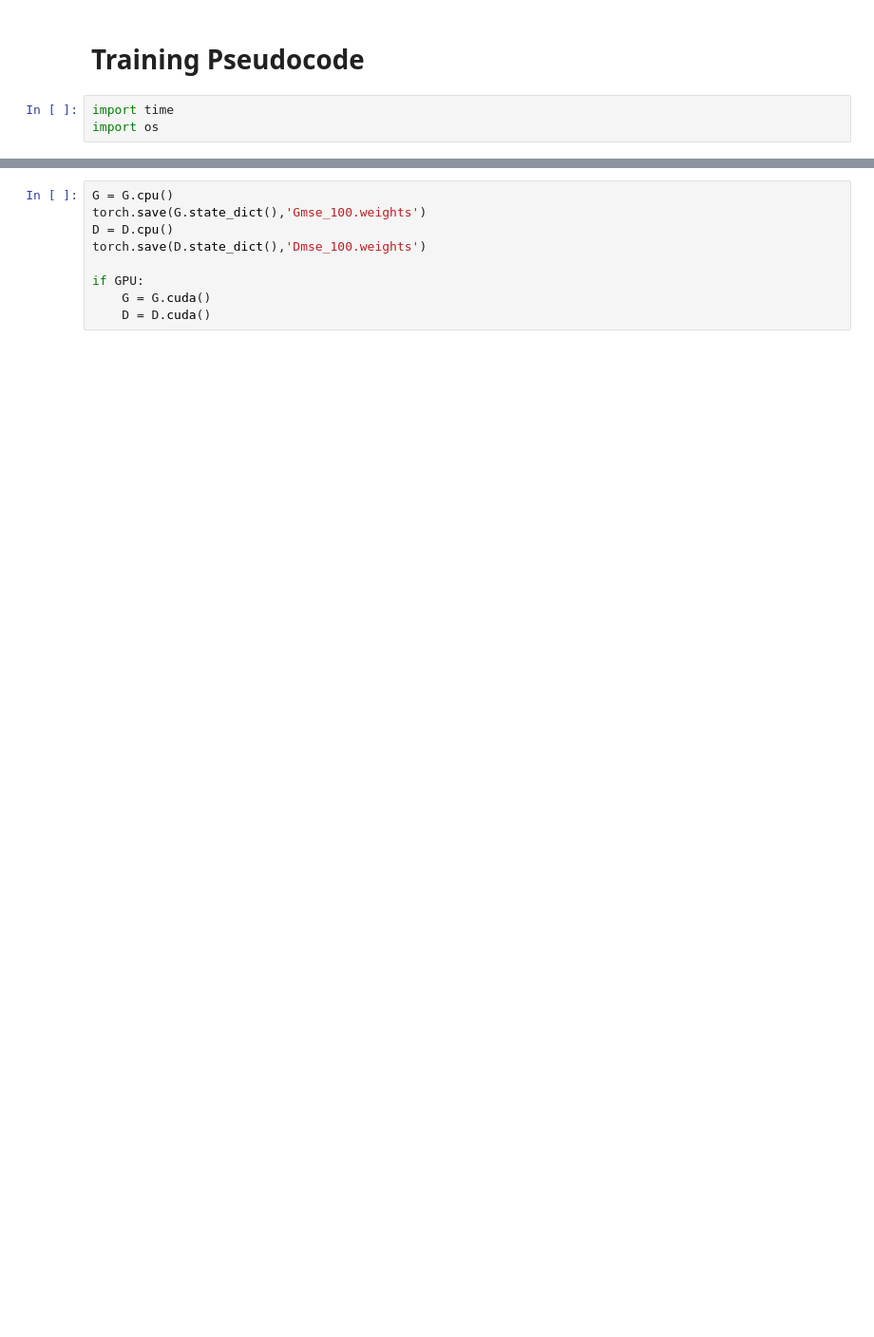
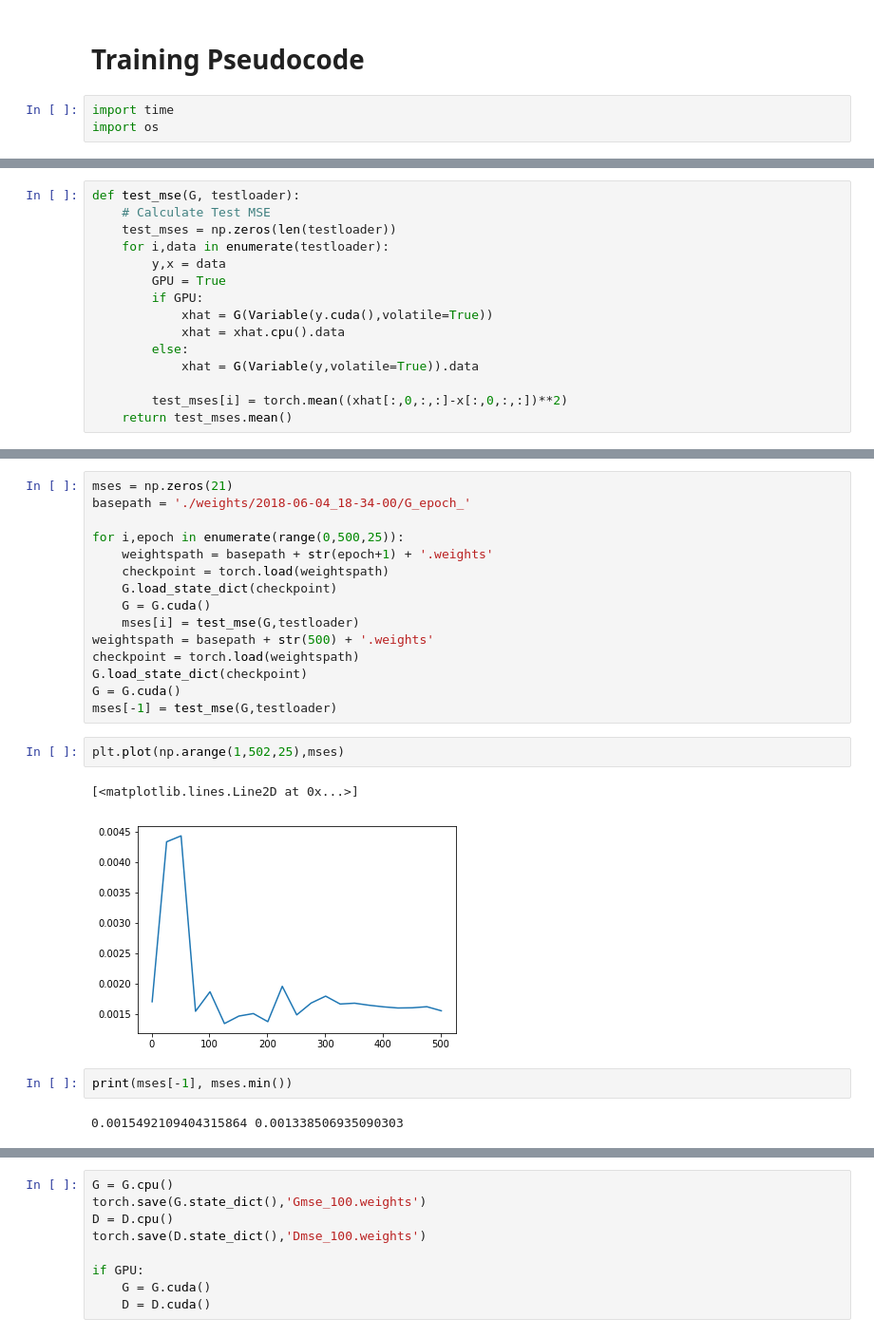
Before and after one commit to thejihuijin/PytorchModels, a Jupyter notebook: Discriminator/GANS.ipynb, the cells around one changed output, grey strips where cells are left out. Shown: that part at 95% size. Cells and saved outputs as stored; diff of their text form; blank space fills up the shorter version.

```diff
--- a/Discriminator/GANS.ipynb
+++ b/Discriminator/GANS.ipynb
@@ -386,0 +451,15 @@ print(np.min(y.numpy()),np.max(y.numpy()))
+# %%
+def test_mse(G, testloader):
+    # Calculate Test MSE
+    test_mses = np.zeros(len(testloader))
+    for i,data in enumerate(testloader):
+        y,x = data
+        GPU = True
+        if GPU:
+            xhat = G(Variable(y.cuda(),volatile=True))
+            xhat = xhat.cpu().data
+        else:
+            xhat = G(Variable(y,volatile=True)).data
+
+        test_mses[i] = torch.mean((xhat[:,0,:,:]-x[:,0,:,:])**2)
+    return test_mses.mean()
@@ -386,0 +475,24 @@ print(np.min(y.numpy()),np.max(y.numpy()))
+# %%
+mses = np.zeros(21)
+basepath = './weights/2018-06-04_18-34-00/G_epoch_'
+
+for i,epoch in enumerate(range(0,500,25)):
+    weightspath = basepath + str(epoch+1) + '.weights'
+    checkpoint = torch.load(weightspath)
+    G.load_state_dict(checkpoint)
+    G = G.cuda()
+    mses[i] = test_mse(G,testloader)
+weightspath = basepath + str(500) + '.weights'
+checkpoint = torch.load(weightspath)
+G.load_state_dict(checkpoint)
+G = G.cuda()
+mses[-1] = test_mse(G,testloader)
+# %%
+plt.plot(np.arange(1,502,25),mses)
+# %% [output]
+[<matplotlib.lines.Line2D at 0x...>]
+[figure, added]
+# %%
+print(mses[-1], mses.min())
+# %% [output]
+0.0015492109404315864 0.001338506935090303
```
Also changed, not shown: parts of 26 cells of this notebook, 1 other file.
